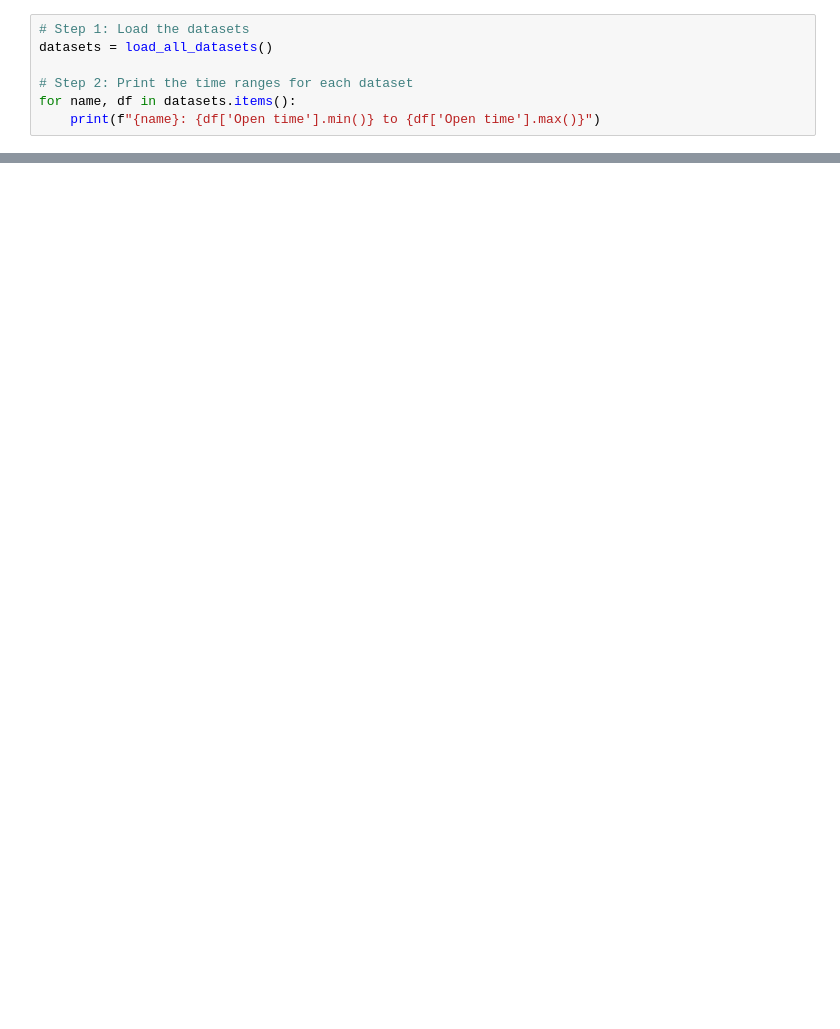
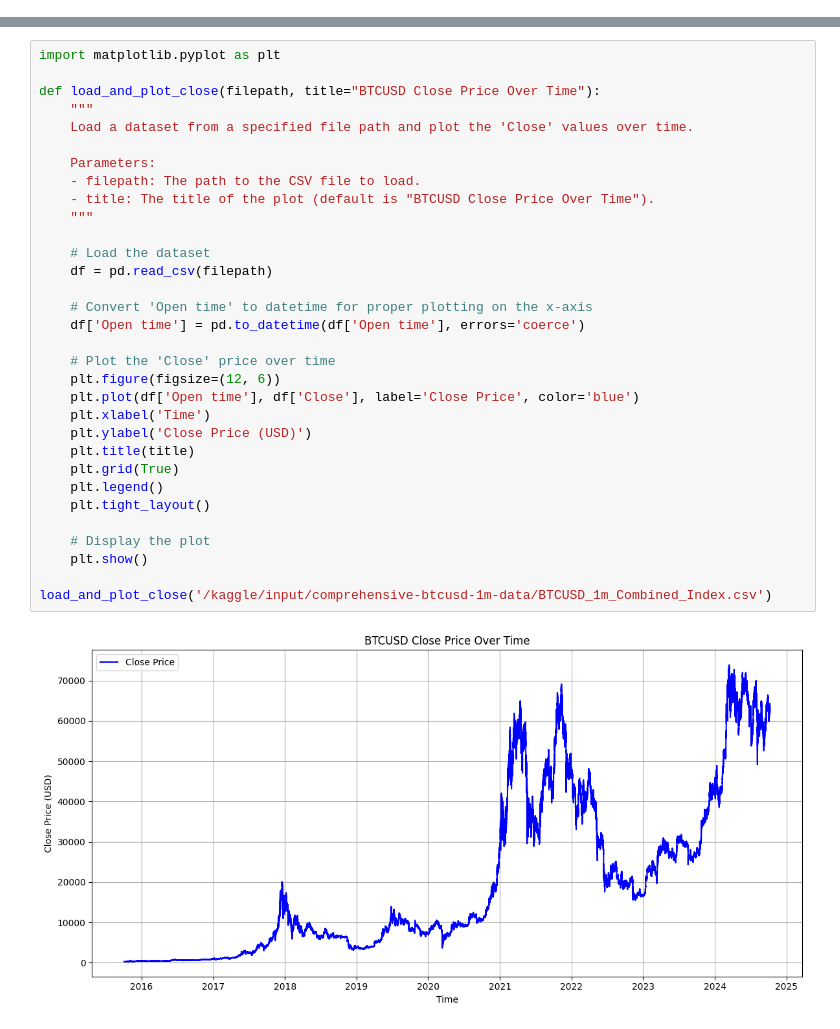
Before and after one commit to NasBuk/OHLC-API-Data-Acquisition-Pipeline, a Jupyter notebook: notebooks/combining-multiple-data-sources-into-an-index.ipynb, the cells around one changed output, grey strips where cells are left out. Saved outputs shown, nothing was run; the diff lists cells and outputs as text; blank space fills up the shorter version.

Commit message:
Kaggle Notebook | Dataset Walkthrough and Audit | Version 2

```diff
--- a/notebooks/combining-multiple-data-sources-into-an-index.ipynb
+++ b/notebooks/combining-multiple-data-sources-into-an-index.ipynb
@@ -59,7 +0,0 @@ For example, the Bitfinex dataset begins in 2013-07, while Coinbase only starts
-# %%
-# Step 1: Load the datasets
-datasets = load_all_datasets()
-
-# Step 2: Print the time ranges for each dataset
-for name, df in datasets.items():
-    print(f"{name}: {df['Open time'].min()} to {df['Open time'].max()}")
@@ -1255,0 +331,34 @@ The result is a robust and accurate dataset, spanning the entire volume and pric
+# %%
+import matplotlib.pyplot as plt
+
+def load_and_plot_close(filepath, title="BTCUSD Close Price Over Time"):
+    """
+    Load a dataset from a specified file path and plot the 'Close' values over time.
+
+    Parameters:
+    - filepath: The path to the CSV file to load.
+    - title: The title of the plot (default is "BTCUSD Close Price Over Time").
+    """
+
+    # Load the dataset
+    df = pd.read_csv(filepath)
+
+    # Convert 'Open time' to datetime for proper plotting on the x-axis
+    df['Open time'] = pd.to_datetime(df['Open time'], errors='coerce')
+
+    # Plot the 'Close' price over time
+    plt.figure(figsize=(12, 6))
+    plt.plot(df['Open time'], df['Close'], label='Close Price', color='blue')
+    plt.xlabel('Time')
+    plt.ylabel('Close Price (USD)')
+    plt.title(title)
+    plt.grid(True)
+    plt.legend()
+    plt.tight_layout()
+
+    # Display the plot
+    plt.show()
+
+load_and_plot_close('/kaggle/input/comprehensive-btcusd-1m-data/BTCUSD_1m_Combined_Index.csv')
+# %% [output]
+[figure, added]
```
Also changed, not shown: parts of 50 cells of this notebook.
